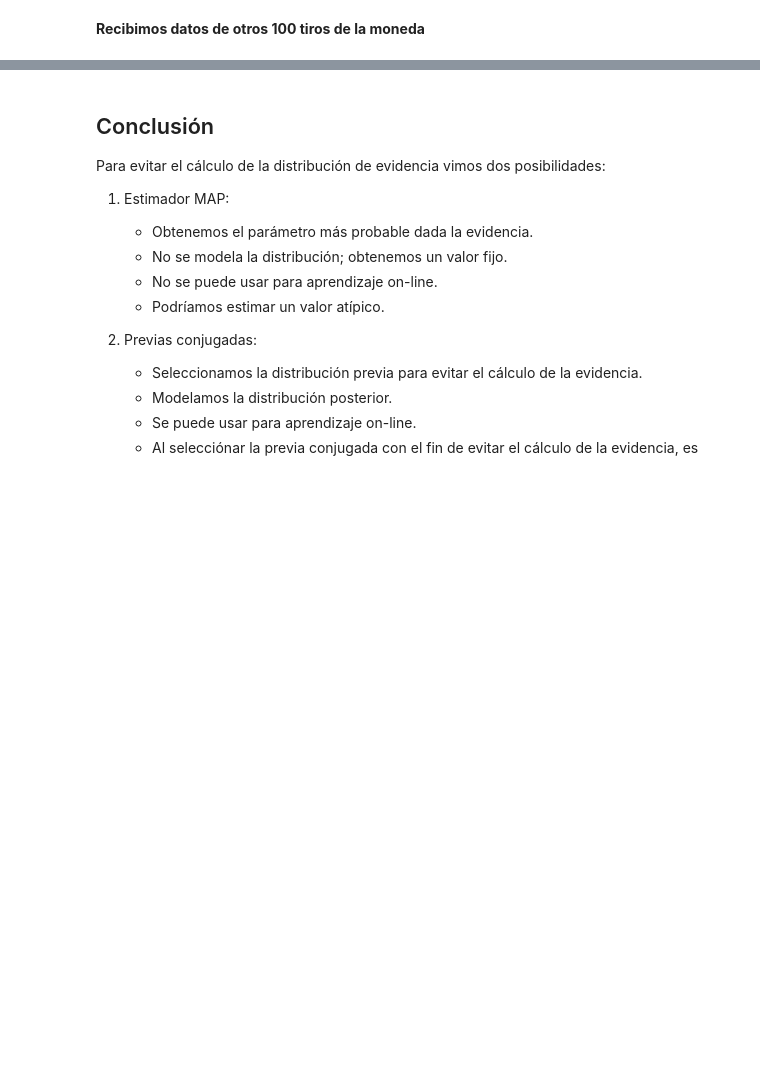
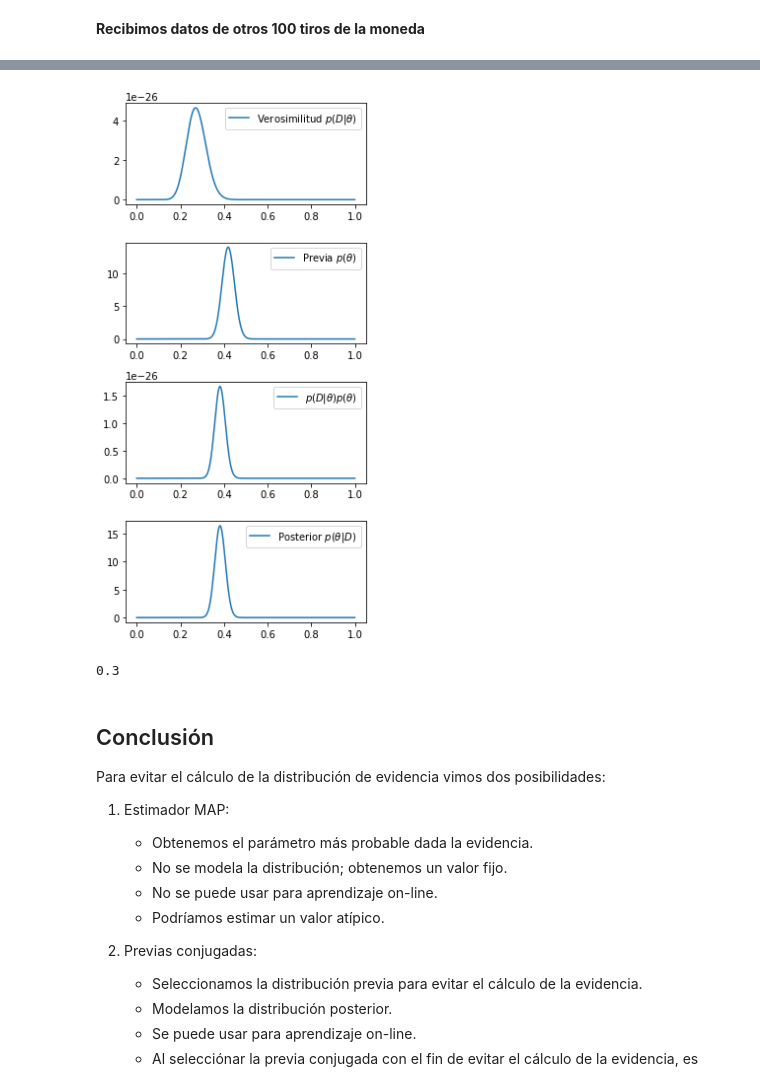
Before and after one commit to judith-ale/mebo2022, a Jupyter notebook: modulo1/tema4/3-bayes-previa-conjugadas.ipynb, the cells around one changed output, grey strips where cells are left out. Saved outputs shown, nothing was run; the diff lists cells and outputs as text; code cells hidden in the pictures; blank space fills up the shorter version.

```diff
--- a/modulo1/tema4/3-bayes-previa-conjugadas.ipynb
+++ b/modulo1/tema4/3-bayes-previa-conjugadas.ipynb
@@ -447,3 +526,32 @@ $$
+# %%
+verosimilitud_ = t**N1_ * (1 - t)**N0_
+# %%
+# La nueva previa es la anterior posterior
+previa_ = beta(a=a1, b=b1)
+# %%
+a2, b2 = a1 + N1_, b1 + N0_
+posterior_ = beta(a=a2, b=b2)
+# %%
+plt.figure(figsize=(4, 8))
+plt.subplot(4, 1, 1)
+plt.plot(t, verosimilitud_, label=r'Verosimilitud $p(D|\theta)$')
+plt.legend()
+plt.subplot(4, 1, 2)
+plt.plot(t, previa_.pdf(t), label=r'Previa $p(\theta)$')
+plt.legend()
+plt.subplot(4, 1, 3)
+plt.plot(t, verosimilitud_ * previa_.pdf(t), label=r'$p(D|\theta)p(\theta)$')
+plt.legend()
+plt.subplot(4, 1, 4)
+plt.plot(t, posterior_.pdf(t), label=r'Posterior $p(\theta|D)$')
+plt.legend()
+plt.tight_layout()
+# %% [output]
+[figure, added]
+# %%
+theta
+# %% [output]
+0.3
 # %% [markdown]
 ## Conclusión
 
```
Also changed, not shown: parts of 17 cells of this notebook.
